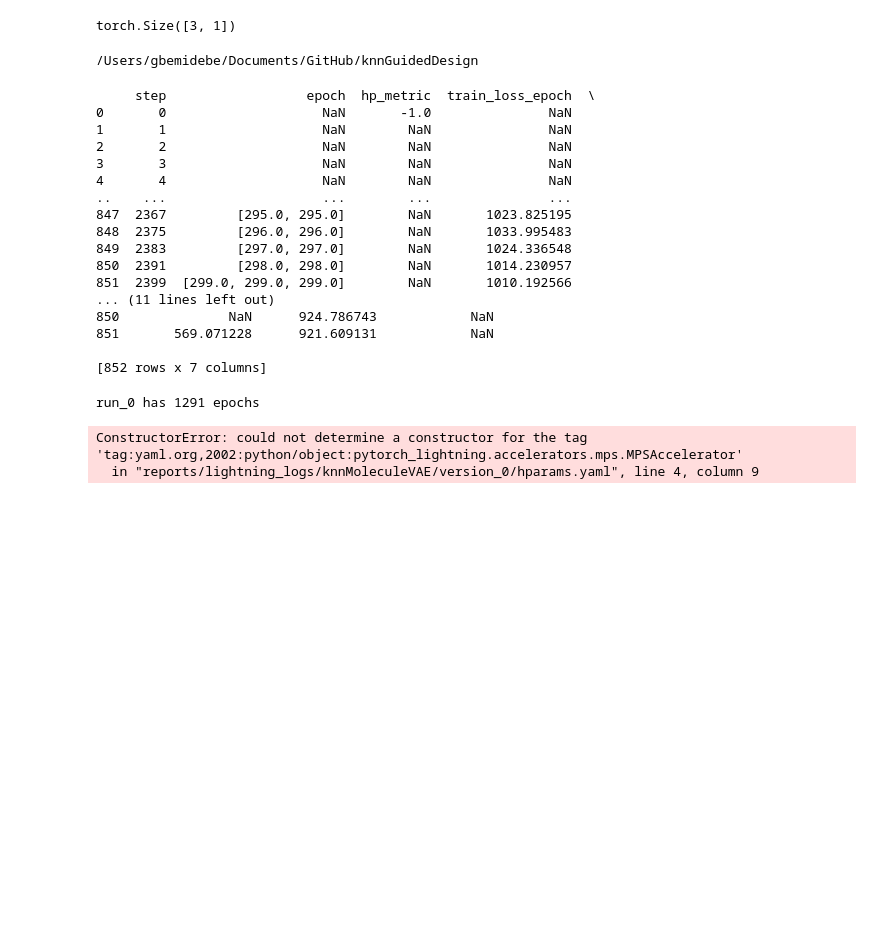
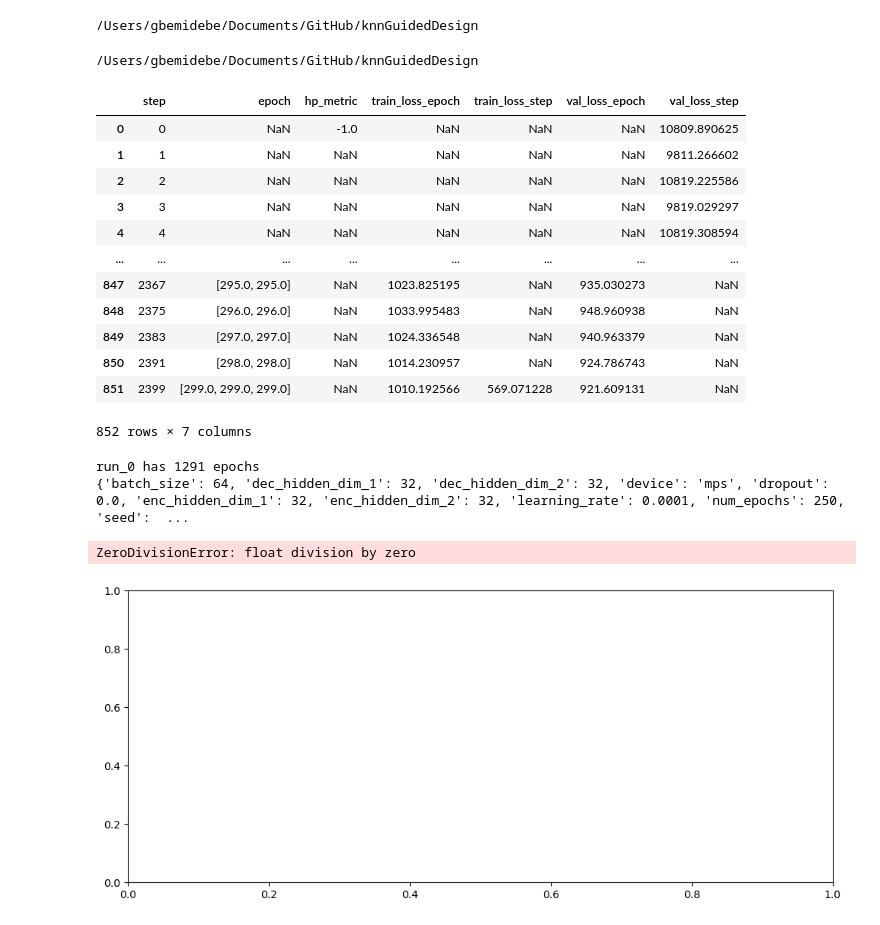
Before and after one commit to EnthusiasticTeslim/knnGuidedDesign, a Jupyter notebook: notebooks/hyperparameter.ipynb, the cells around one changed output. Cells and saved outputs as stored; diff of their text form; code cells hidden in the pictures; blank space fills up the shorter version.

```diff
--- a/notebooks/hyperparameter.ipynb
+++ b/notebooks/hyperparameter.ipynb
@@ -8,6 +4,10 @@ os.chdir('../')
-# %%
-import torch
-torch.tensor([1, 2, 3]).view(-1, 1) .shape
-# %% [output]
-torch.Size([3, 1])
+# %%
+import os
+import matplotlib.pyplot as plt
+from tbparse import SummaryReader
+import torch
+os.chdir('../')
+print(os.getcwd())
+# %% [output]
+/Users/gbemidebe/Documents/GitHub/knnGuidedDesign
 # %%
@@ -20,26 +18,21 @@ import matplotlib.pyplot as plt
 # %% [output]
 /Users/gbemidebe/Documents/GitHub/knnGuidedDesign
 # %%
-from tbparse import SummaryReader
 log_dir = "reports/lightning_logs/knnMoleculeVAE/version_1/"
 reader = SummaryReader(log_dir, pivot=True)
 df = reader.scalars
-print(df)
+df
 # %% [output]
+|  | step | epoch | hp_metric | train_loss_epoch | train_loss_step | val_loss_epoch | val_loss_step |
+| 0 | 0 | NaN | -1.0 | NaN | NaN | NaN | 10809.890625 |
+| 1 | 1 | NaN | NaN | NaN | NaN | NaN | 9811.266602 |
+| 2 | 2 | NaN | NaN | NaN | NaN | NaN | 10819.225586 |
+| 3 | 3 | NaN | NaN | NaN | NaN | NaN | 9819.029297 |
+| 4 | 4 | NaN | NaN | NaN | NaN | NaN | 10819.308594 |
+| ... | ... | ... | ... | ... | ... | ... | ... |
+| 847 | 2367 | [295.0, 295.0] | NaN | 1023.825195 | NaN | 935.030273 | NaN |
+| 848 | 2375 | [296.0, 296.0] | NaN | 1033.995483 | NaN | 948.960938 | NaN |
+| 849 | 2383 | [297.0, 297.0] | NaN | 1024.336548 | NaN | 940.963379 | NaN |
+| 850 | 2391 | [298.0, 298.0] | NaN | 1014.230957 | NaN | 924.786743 | NaN |
+| 851 | 2399 | [299.0, 299.0, 299.0] | NaN | 1010.192566 | 569.071228 | 921.609131 | NaN |
-     step                  epoch  hp_metric  train_loss_epoch  \
-0       0                    NaN       -1.0               NaN
-1       1                    NaN        NaN               NaN
-2       2                    NaN        NaN               NaN
-3       3                    NaN        NaN               NaN
-4       4                    NaN        NaN               NaN
-..    ...                    ...        ...               ...
-847  2367         [295.0, 295.0]        NaN       1023.825195
-848  2375         [296.0, 296.0]        NaN       1033.995483
-849  2383         [297.0, 297.0]        NaN       1024.336548
-850  2391         [298.0, 298.0]        NaN       1014.230957
-851  2399  [299.0, 299.0, 299.0]        NaN       1010.192566
-... (11 lines left out)
-850              NaN      924.786743            NaN
-851       569.071228      921.609131            NaN
-
-[852 rows x 7 columns]
+852 rows × 7 columns
@@ -46,12 +51,14 @@ print(df)
 # %%
-hpp_df = load_hp_params("reports/lightning_logs/knnMoleculeVAE/version_*")
+hpp_df = load_auto_hp_params("reports/lightning_logs/knnMoleculeVAE/version_0")
 # %% [output]
 run_0 has 1291 epochs
+{'batch_size': 64, 'dec_hidden_dim_1': 32, 'dec_hidden_dim_2': 32, 'device': 'mps', 'dropout': 0.0, 'enc_hidden_dim_1': 32, 'enc_hidden_dim_2': 32, 'learning_rate': 0.0001, 'num_epochs': 250, 'seed':  ...
-ConstructorError: could not determine a constructor for the tag 'tag:yaml.org,2002:python/object:pytorch_lightning.accelerators.mps.MPSAccelerator'
-  in "reports/lightning_logs/knnMoleculeVAE/version_0/hparams.yaml", line 4, column 9
 # %%
 fig,ax = plt.subplots(figsize=(12,5))
-pcd = Parallel_Coordinates(dataframe=hpp_df, best_itr=45,ax=ax).plot()
+pcd = Parallel_Coordinates(df=hpp_df, best_itr=45,ax=ax).plot()
 plt.tight_layout()
 # plt.savefig("images/hyperparams.png", dpi=200, facecolor='w', edgecolor='none',bbox_inches='tight')
 # plt.show()
+# %% [output]
+ZeroDivisionError: float division by zero
+[figure, added]
```
Also changed, not shown: parts of 3 cells of this notebook, 28 other files.
